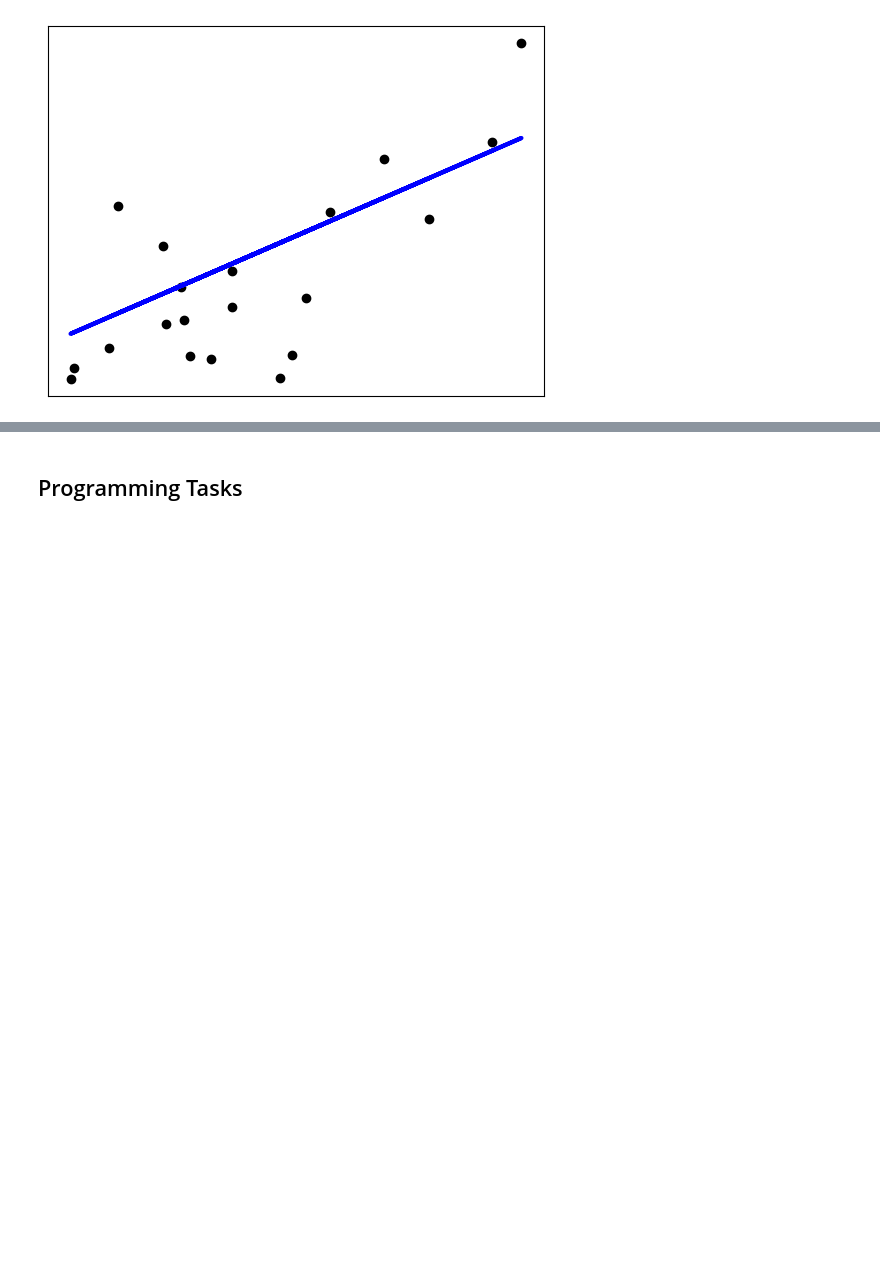
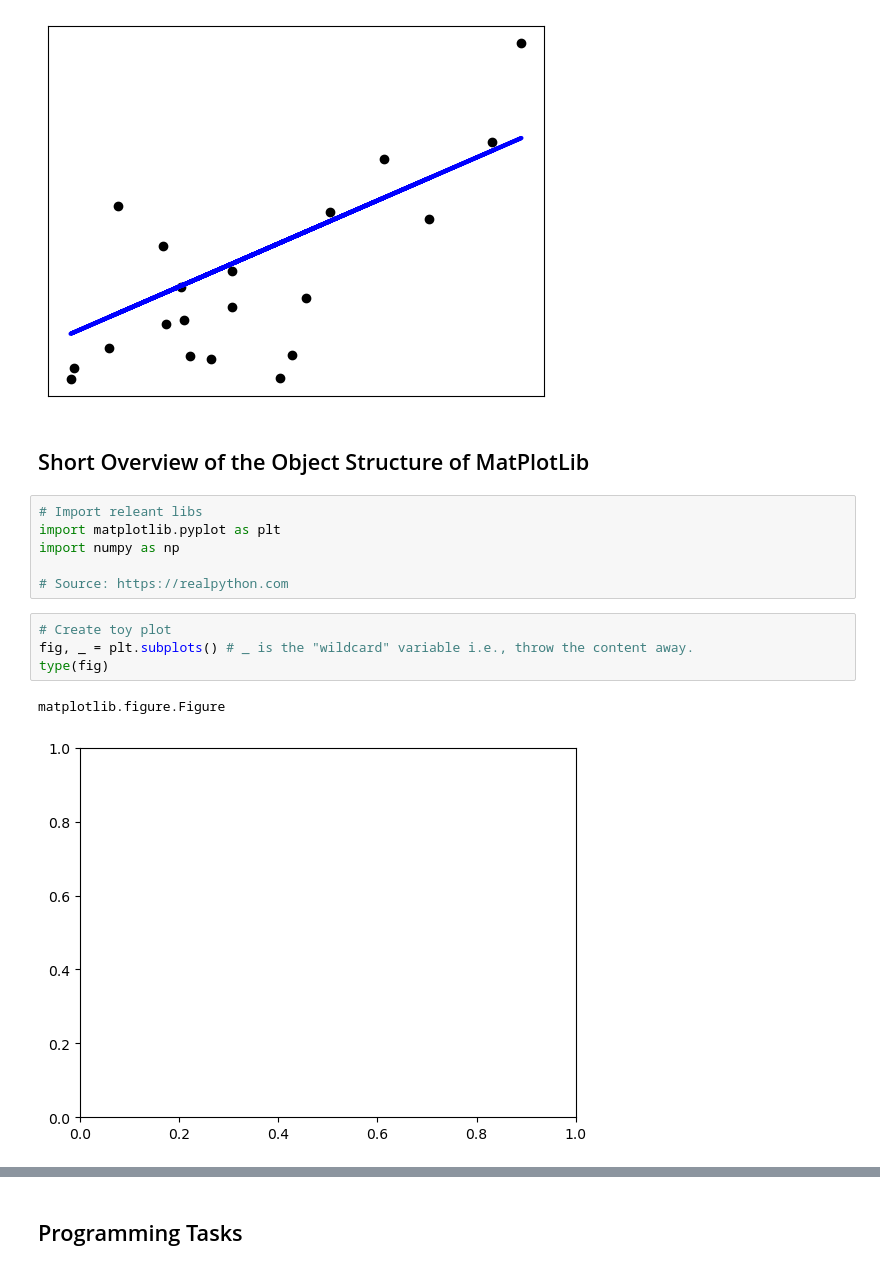
Before and after one commit to IS3UniCologne/AAA_2025, a Jupyter notebook: Workshop_01/Workshop_01.ipynb, the cells around one changed output, grey strips where cells are left out. Saved outputs shown, nothing was run; the diff lists cells and outputs as text; blank space fills up the shorter version.

```diff
--- a/Workshop_01/Workshop_01.ipynb
+++ b/Workshop_01/Workshop_01.ipynb
@@ -638,3 +638,18 @@ Coefficients:
 Mean squared error: 2548.07
 Coefficient of determination: 0.47
 [figure]
+# %% [markdown]
+## Short Overview of the Object Structure of MatPlotLib
+# %%
+# Import releant libs
+import matplotlib.pyplot as plt
+import numpy as np
+
+# Source: https://realpython.com
+# %%
+# Create toy plot
+fig, _ = plt.subplots() # _ is the "wildcard" variable i.e., throw the content away.
+type(fig)
+# %% [output]
+matplotlib.figure.Figure
+[figure, added]
```
Also changed, not shown: parts of 10 cells of this notebook, 1 other file.
